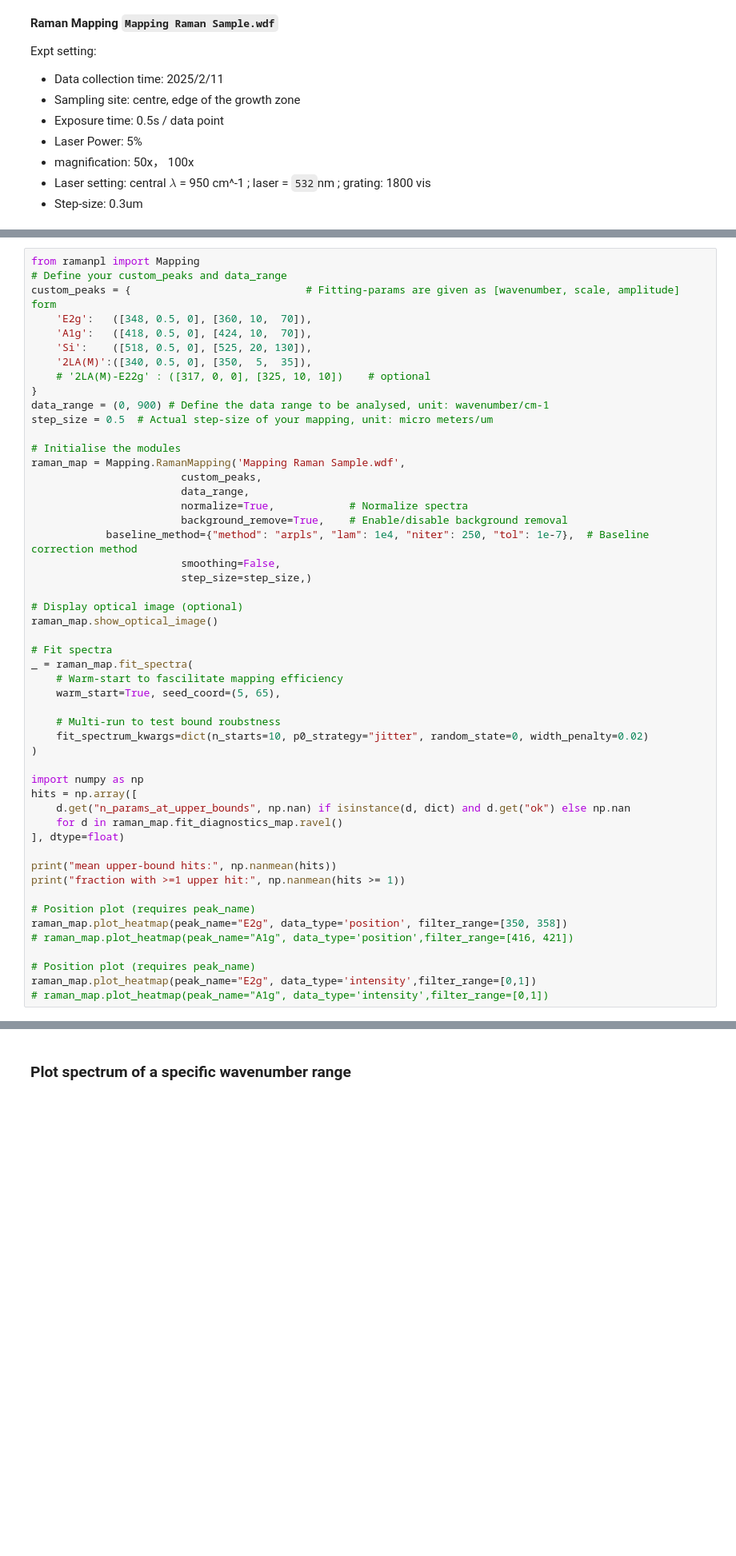
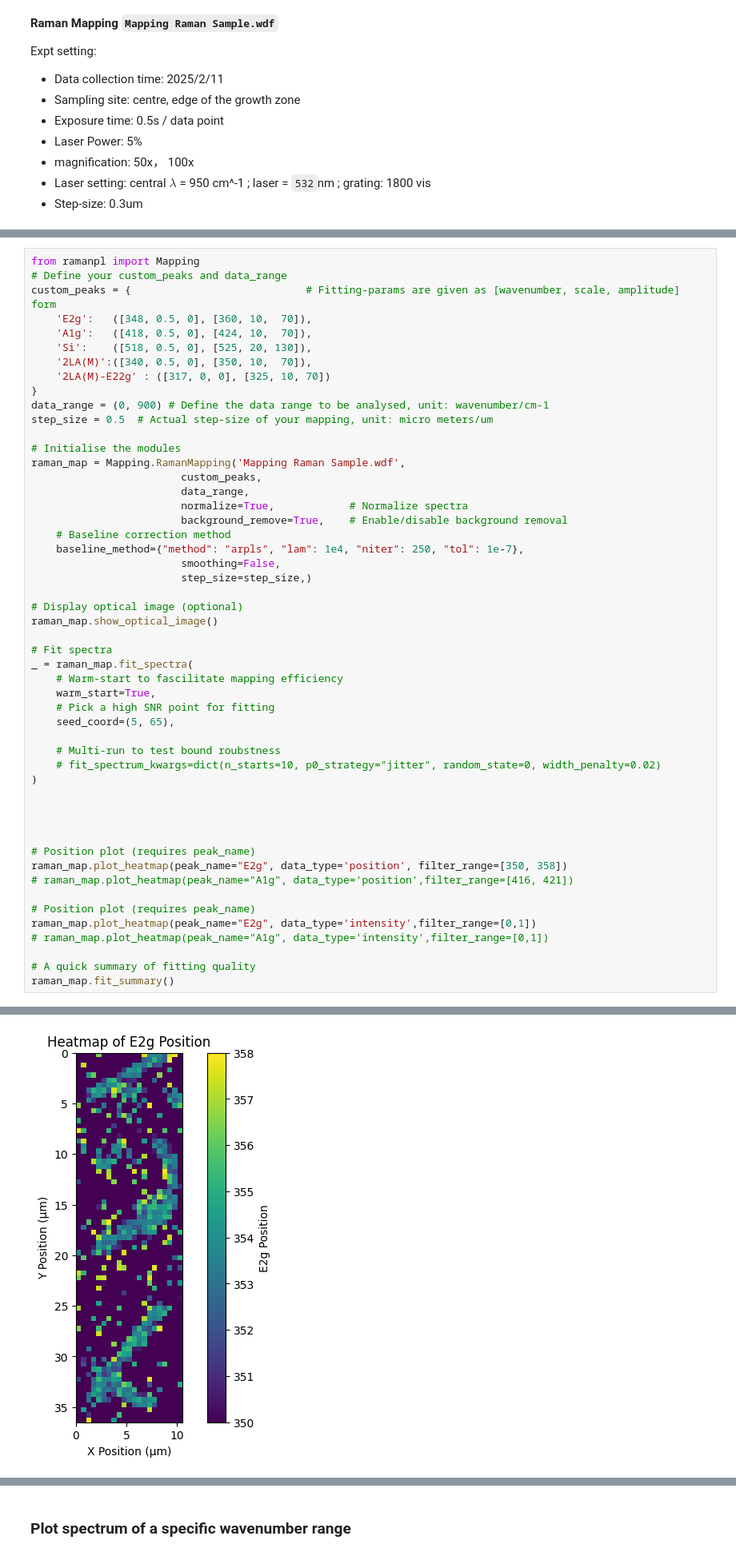
Before and after one commit to barry063/RamanPL_2D, a Jupyter notebook: example-usage/Mapping/Mapping Raman Example.ipynb, the cells around one changed output, grey strips where cells are left out. Shown at 80% size. Drawn from its saved outputs; the diff is of its cells as text; blank space fills up the shorter version.

```diff
--- a/example-usage/Mapping/Mapping Raman Example.ipynb
+++ b/example-usage/Mapping/Mapping Raman Example.ipynb
@@ -20,8 +26,8 @@ custom_peaks = {                            # Fitting-params are given as [waven
     'E2g':   ([348, 0.5, 0], [360, 10,  70]),
     'A1g':   ([418, 0.5, 0], [424, 10,  70]),
     'Si':    ([518, 0.5, 0], [525, 20, 130]),
-    '2LA(M)':([340, 0.5, 0], [350,  5,  35]),
-    # '2LA(M)-E22g' : ([317, 0, 0], [325, 10, 10])    # optional
+    '2LA(M)':([340, 0.5, 0], [350, 10,  70]),
+    '2LA(M)-E22g' : ([317, 0, 0], [325, 10, 70])
 }
 data_range = (0, 900) # Define the data range to be analysed, unit: wavenumber/cm-1
 step_size = 0.5  # Actual step-size of your mapping, unit: micro meters/um
@@ -32,7 +38,8 @@ raman_map = Mapping.RamanMapping('Mapping Raman Sample.wdf',
                         data_range,
                         normalize=True,            # Normalize spectra
                         background_remove=True,    # Enable/disable background removal
-            baseline_method={"method": "arpls", "lam": 1e4, "niter": 250, "tol": 1e-7},  # Baseline correction method
+    # Baseline correction method
+    baseline_method={"method": "arpls", "lam": 1e4, "niter": 250, "tol": 1e-7},
                         smoothing=False,
                         step_size=step_size,)
 
@@ -42,20 +49,16 @@ raman_map.show_optical_image()
 # Fit spectra
 _ = raman_map.fit_spectra(
     # Warm-start to fascilitate mapping efficiency
-    warm_start=True, seed_coord=(5, 65),
+    warm_start=True,
+    # Pick a high SNR point for fitting
+    seed_coord=(5, 65),
 
     # Multi-run to test bound roubstness
-    fit_spectrum_kwargs=dict(n_starts=10, p0_strategy="jitter", random_state=0, width_penalty=0.02)
+    # fit_spectrum_kwargs=dict(n_starts=10, p0_strategy="jitter", random_state=0, width_penalty=0.02)
 )
 
-import numpy as np
-hits = np.array([
-    d.get("n_params_at_upper_bounds", np.nan) if isinstance(d, dict) and d.get("ok") else np.nan
-    for d in raman_map.fit_diagnostics_map.ravel()
-], dtype=float)
 
-print("mean upper-bound hits:", np.nanmean(hits))
-print("fraction with >=1 upper hit:", np.nanmean(hits >= 1))
+
 
 # Position plot (requires peak_name)
 raman_map.plot_heatmap(peak_name="E2g", data_type='position', filter_range=[350, 358])
@@ -64,3 +67,7 @@ raman_map.plot_heatmap(peak_name="E2g", data_type='position', filter_range=[350,
 # Position plot (requires peak_name)
 raman_map.plot_heatmap(peak_name="E2g", data_type='intensity',filter_range=[0,1])
 # raman_map.plot_heatmap(peak_name="A1g", data_type='intensity',filter_range=[0,1])
+
+# A quick summary of fitting quality
+raman_map.fit_summary()
+# %% [output]
@@ -66,0 +76 @@ raman_map.plot_heatmap(peak_name="E2g", data_type='intensity',filter_range=[0,1]
+[figure, added]
```
Also changed, not shown: parts of 9 cells of this notebook, 11 other files.
